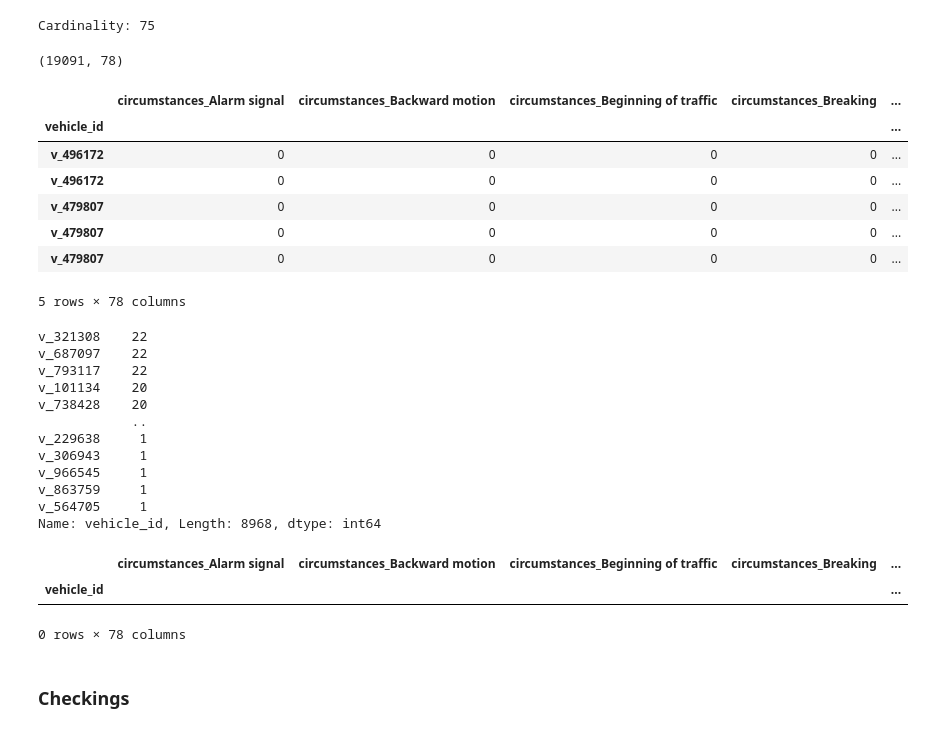
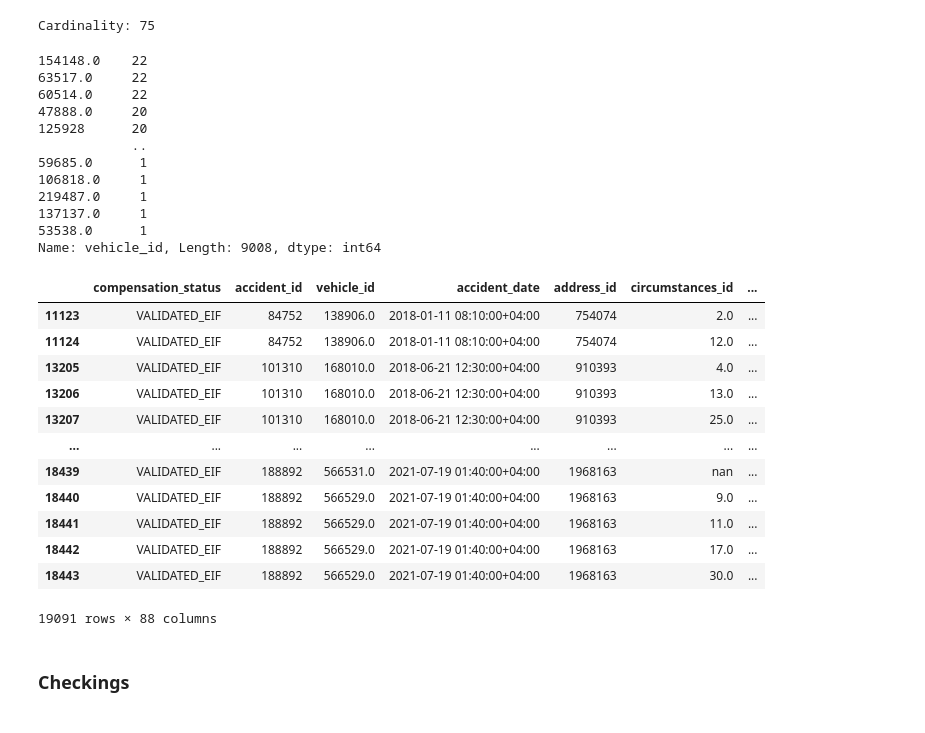
Before and after one commit to LilithSarg/vehicle_fault_identification, a Jupyter notebook: notebooks/3_Data_Prep.ipynb, the cells around one changed output. Saved outputs shown, nothing was run; the diff lists cells and outputs as text; code cells hidden in the pictures.

```diff
--- a/notebooks/3_Data_Prep.ipynb
+++ b/notebooks/3_Data_Prep.ipynb
@@ -339,40 +309,47 @@ cols_to_drop = [f"{col}_id" for col in cat_features] + \
                ]
 
 
-df_prep = df_prep.drop(cols_to_drop, axis=1).set_index('vehicle_id')
-print(df_prep.shape)
-df_prep.head()
+# df_prep = df_prep.drop(cols_to_drop, axis=1).set_index('vehicle_id')
+# print(df_prep.shape)
+# df_prep.head()
-# %% [output]
-(19091, 78)
-|  | circumstances_Alarm signal | circumstances_Backward motion | circumstances_Beginning of traffic | circumstances_Breaking | ... |
-| vehicle_id |  |  |  |  | ... |
-| v_496172 | 0 | 0 | 0 | 0 | ... |
-| v_496172 | 0 | 0 | 0 | 0 | ... |
-| v_479807 | 0 | 0 | 0 | 0 | ... |
-| v_479807 | 0 | 0 | 0 | 0 | ... |
-| v_479807 | 0 | 0 | 0 | 0 | ... |
-5 rows × 78 columns
 # %%
-df_prep.index.value_counts()
+df_prep.vehicle_id.value_counts()
 # %% [output]
-v_321308    22
-v_687097    22
-v_793117    22
-v_101134    20
-v_738428    20
+154148.0    22
+63517.0     22
+60514.0     22
+47888.0     20
+125928      20
             ..
-v_229638     1
-v_306943     1
-v_966545     1
-v_863759     1
-v_564705     1
-Name: vehicle_id, Length: 8968, dtype: int64
+59685.0      1
+106818.0     1
+219487.0     1
+137137.0     1
+53538.0      1
+Name: vehicle_id, Length: 9008, dtype: int64
 # %%
-df_prep[df_prep.index=='v_866230']
+from random import randint
+
+def random_with_N_digits(n):
+    range_start = 10**(n-1)
+    range_end = (10**n)-1
+    return randint(range_start, range_end)
+
+[random_with_N_digits(6) for i in range(df_prep.shape[0])]
 # %% [output]
-|  | circumstances_Alarm signal | circumstances_Backward motion | circumstances_Beginning of traffic | circumstances_Breaking | ... |
-| vehicle_id |  |  |  |  | ... |
+|  | compensation_status | accident_id | vehicle_id | accident_date | address_id | circumstances_id | ... |
+| 11123 | VALIDATED_EIF | 84752 | 138906.0 | 2018-01-11 08:10:00+04:00 | 754074 | 2.0 | ... |
+| 11124 | VALIDATED_EIF | 84752 | 138906.0 | 2018-01-11 08:10:00+04:00 | 754074 | 12.0 | ... |
+| 13205 | VALIDATED_EIF | 101310 | 168010.0 | 2018-06-21 12:30:00+04:00 | 910393 | 4.0 | ... |
+| 13206 | VALIDATED_EIF | 101310 | 168010.0 | 2018-06-21 12:30:00+04:00 | 910393 | 13.0 | ... |
+| 13207 | VALIDATED_EIF | 101310 | 168010.0 | 2018-06-21 12:30:00+04:00 | 910393 | 25.0 | ... |
+| ... | ... | ... | ... | ... | ... | ... | ... |
+| 18439 | VALIDATED_EIF | 188892 | 566531.0 | 2021-07-19 01:40:00+04:00 | 1968163 | nan | ... |
+| 18440 | VALIDATED_EIF | 188892 | 566529.0 | 2021-07-19 01:40:00+04:00 | 1968163 | 9.0 | ... |
+| 18441 | VALIDATED_EIF | 188892 | 566529.0 | 2021-07-19 01:40:00+04:00 | 1968163 | 11.0 | ... |
+| 18442 | VALIDATED_EIF | 188892 | 566529.0 | 2021-07-19 01:40:00+04:00 | 1968163 | 17.0 | ... |
+| 18443 | VALIDATED_EIF | 188892 | 566529.0 | 2021-07-19 01:40:00+04:00 | 1968163 | 30.0 | ... |
-0 rows × 78 columns
+19091 rows × 88 columns
 # %%
 df_prep.to_csv('../data/processed/data_prepared.csv')
 # %% [markdown]
```
Also changed, not shown: parts of 6 cells of this notebook, 3 other files.
